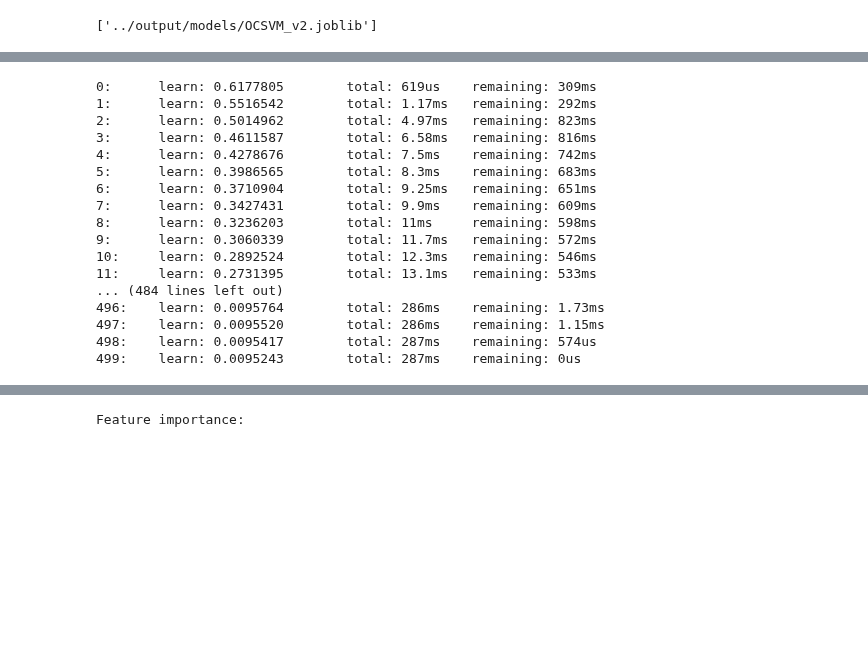
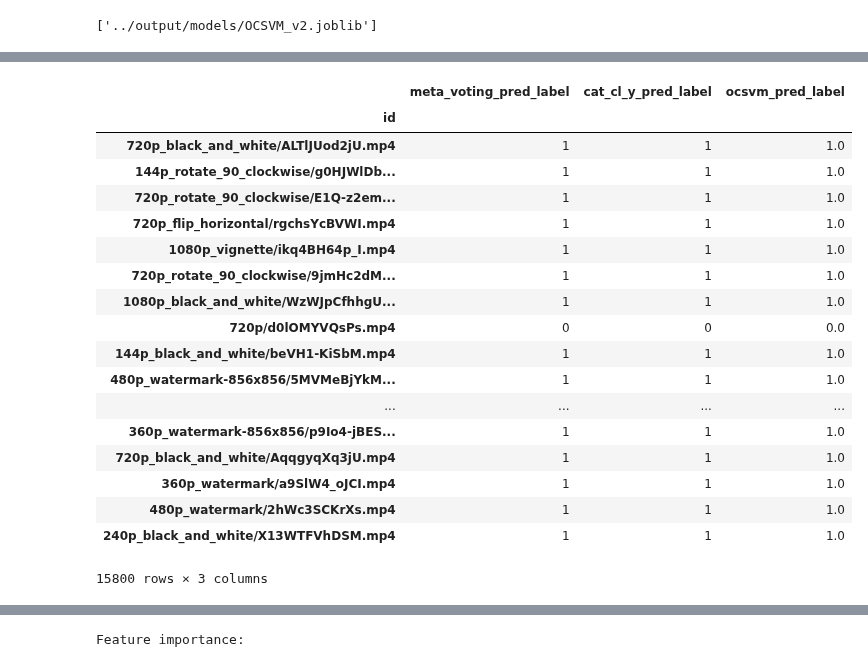
Before and after one commit to livepeer/verification-classifier, a Jupyter notebook: machine_learning/notebooks/ensemble_training.ipynb, the cells around one changed output, grey strips where cells are left out. Cells and saved outputs as stored; diff of their text form; code cells hidden in the pictures; blank space fills up the shorter version.

```diff
--- a/machine_learning/notebooks/ensemble_training.ipynb
+++ b/machine_learning/notebooks/ensemble_training.ipynb
@@ -301,49 +234,28 @@ KeyError: "['cat_r_pred'] not in index"
-# %%
-### FULL FEATURE CATBOOST MODEL
-cat_features = []
-# Initialize CatBoostClassifier
-cb_params = dict(iterations=500,
-                 learning_rate=0.05,
-                 depth=6)
-catboost_full = CatBoostClassifier(**cb_params)
-# Fit model
-full_x_train = np.asarray(train_data[FULL_FEATURES])
-catboost_full.fit(full_x_train, train_data['target'], cat_features)
-# estimate optimal threshold to minimize FP rate
-full_y_train_pred = catboost_full.predict_proba(full_x_train)[:,1]
-fpr, tpr, trhs = roc_curve(train_data['target'], full_y_train_pred, pos_label=1)
-full_catboost_thresh = trhs[tpr[fpr<0.01].shape[0]-1]
-
-full_x_test = np.asarray(test_data[FULL_FEATURES])
-full_y_test_pred = catboost_full.predict_proba(full_x_test)[:,1]
-test_data['full_y_pred'] = catboost_full.predict_proba(full_x_test)[:,1]
-test_data['full_y_pred_label'] = catboost_full.predict(full_x_test)
-catboost_full.save_model('../output/models/CB_Full_v2.cbm',
-                          format="cbm",
-                          export_parameters=None,
-                          pool=None)
-# %% [output]
-0:      learn: 0.6177805        total: 619us    remaining: 309ms
-1:      learn: 0.5516542        total: 1.17ms   remaining: 292ms
-2:      learn: 0.5014962        total: 4.97ms   remaining: 823ms
-3:      learn: 0.4611587        total: 6.58ms   remaining: 816ms
-4:      learn: 0.4278676        total: 7.5ms    remaining: 742ms
-5:      learn: 0.3986565        total: 8.3ms    remaining: 683ms
-6:      learn: 0.3710904        total: 9.25ms   remaining: 651ms
-7:      learn: 0.3427431        total: 9.9ms    remaining: 609ms
-8:      learn: 0.3236203        total: 11ms     remaining: 598ms
-9:      learn: 0.3060339        total: 11.7ms   remaining: 572ms
-10:     learn: 0.2892524        total: 12.3ms   remaining: 546ms
-11:     learn: 0.2731395        total: 13.1ms   remaining: 533ms
-... (484 lines left out)
-496:    learn: 0.0095764        total: 286ms    remaining: 1.73ms
-497:    learn: 0.0095520        total: 286ms    remaining: 1.15ms
-498:    learn: 0.0095417        total: 287ms    remaining: 574us
-499:    learn: 0.0095243        total: 287ms    remaining: 0us
 # %%
 # voting model
-test_data['meta_voting_pred_label'] = np.logical_and(test_data['cat_cl_y_pred_label'],test_data['ocsvm_pred_label'])
-test_data['meta_voting_pred'] = (test_data['cat_cl_pred']*2+test_data['ocsvm_pred'])/2
+test_data['meta_voting_pred_label'] = np.where(test_data['ocsvm_pred_label']==0, 0, test_data['cat_cl_y_pred_label'])
+test_data[['meta_voting_pred_label','cat_cl_y_pred_label','ocsvm_pred_label']]
+#test_data['meta_voting_pred'] = (test_data['cat_cl_pred']*2 + test_data['ocsvm_pred'])/2
+# %% [output]
+|  | meta_voting_pred_label | cat_cl_y_pred_label | ocsvm_pred_label |
+| id |  |  |  |
+| 720p_black_and_white/ALTlJUod2jU.mp4 | 1 | 1 | 1.0 |
+| 144p_rotate_90_clockwise/g0HJWlDb... | 1 | 1 | 1.0 |
+| 720p_rotate_90_clockwise/E1Q-z2em... | 1 | 1 | 1.0 |
+| 720p_flip_horizontal/rgchsYcBVWI.mp4 | 1 | 1 | 1.0 |
+| 1080p_vignette/ikq4BH64p_I.mp4 | 1 | 1 | 1.0 |
+| 720p_rotate_90_clockwise/9jmHc2dM... | 1 | 1 | 1.0 |
+| 1080p_black_and_white/WzWJpCfhhgU... | 1 | 1 | 1.0 |
+| 720p/d0lOMYVQsPs.mp4 | 0 | 0 | 0.0 |
+| 144p_black_and_white/beVH1-KiSbM.mp4 | 1 | 1 | 1.0 |
+| 480p_watermark-856x856/5MVMeBjYkM... | 1 | 1 | 1.0 |
+| ... | ... | ... | ... |
+| 360p_watermark-856x856/p9Io4-jBES... | 1 | 1 | 1.0 |
+| 720p_black_and_white/AqqgyqXq3jU.mp4 | 1 | 1 | 1.0 |
+| 360p_watermark/a9SlW4_oJCI.mp4 | 1 | 1 | 1.0 |
+| 480p_watermark/2hWc3SCKrXs.mp4 | 1 | 1 | 1.0 |
+| 240p_black_and_white/X13WTFVhDSM.mp4 | 1 | 1 | 1.0 |
+15800 rows × 3 columns
 # %%
 def multi_model_perf(y, y_preds, labs, cols=['green', 'orange', 'red', 'black', 'blue', 'yellow', 'magenta'], report_threshold=[0.5]):
     plt.figure()
```
Also changed, not shown: parts of 17 cells of this notebook, 2 other files.
